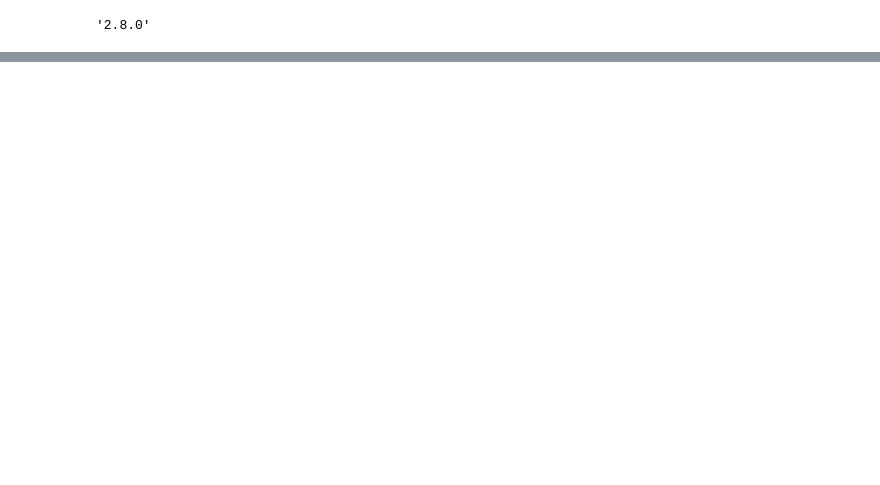
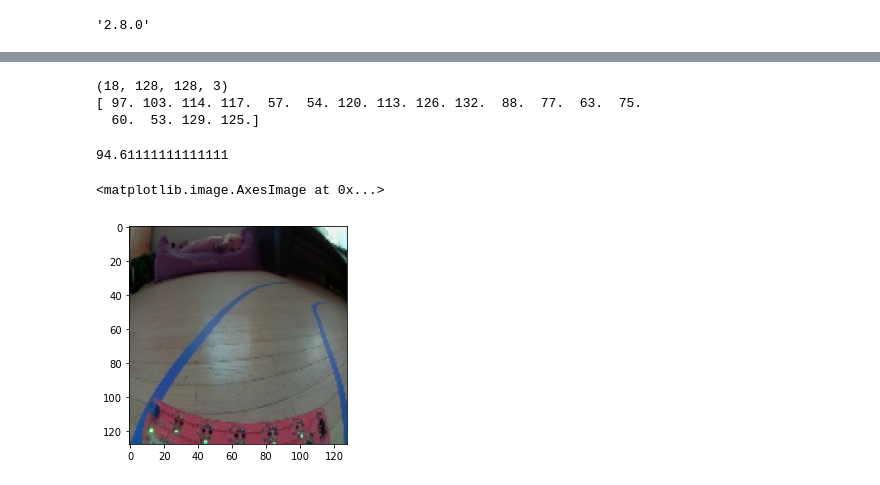
Before and after one commit to KaiMi92/PW_1_Grp3, a Jupyter notebook: nn.ipynb, the cells around one changed output, grey strips where cells are left out. Cells and saved outputs as stored; diff of their text form; code cells hidden in the pictures; blank space fills up the shorter version.

```diff
--- a/nn.ipynb
+++ b/nn.ipynb
@@ -50,0 +54,17 @@ array([ 97., 103., 114., 117.,  57.,  54., 120., 113., 126., 132.,  88.,
+# %%
+print(images.shape)
+print(labels)
+# %% [output]
+(18, 128, 128, 3)
+[ 97. 103. 114. 117.  57.  54. 120. 113. 126. 132.  88.  77.  63.  75.
+  60.  53. 129. 125.]
+# %%
+# Durchschnitt der Labelwerte
+np.mean(labels)
+# %% [output]
+94.61111111111111
+# %%
+plt.imshow(images[0][:,:,::-1])
+# %% [output]
+<matplotlib.image.AxesImage at 0x...>
+[figure, added]
```
Also changed, not shown: parts of 16 cells of this notebook.
